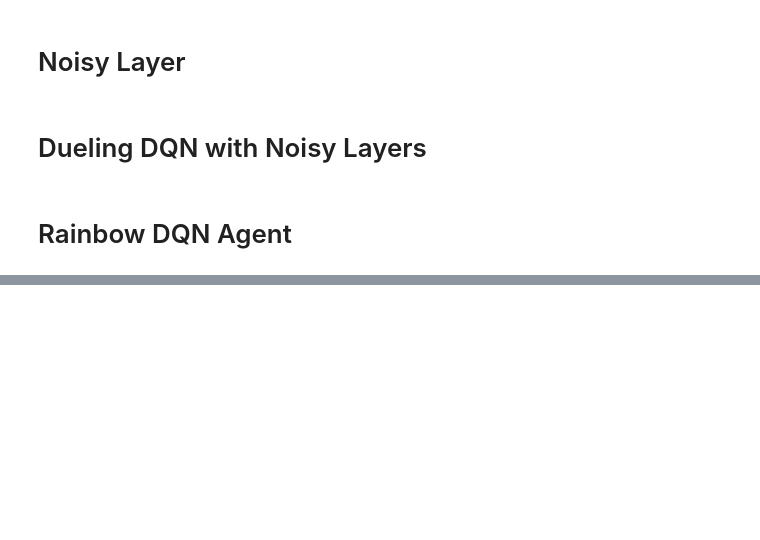
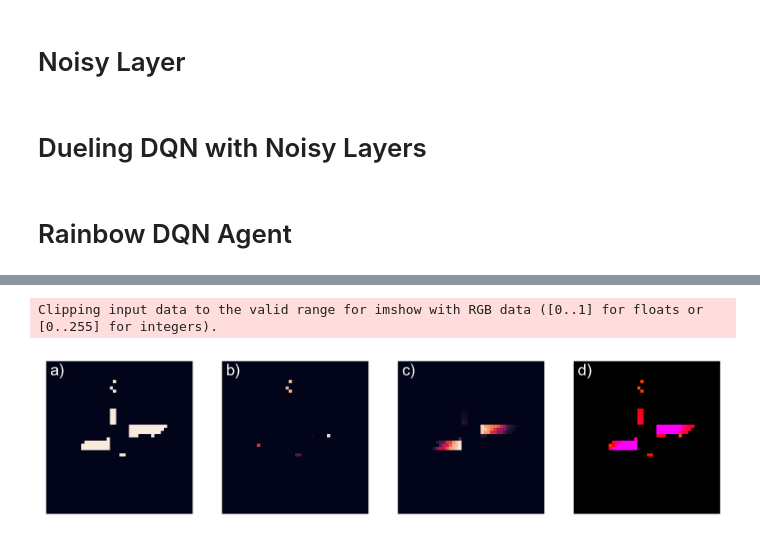
Before and after one commit to jazg97/TrafficSignalControl-RL, a Jupyter notebook: Code/RainbowDQN_TrafficSignalControl.ipynb, the cells around one changed output, grey strips where cells are left out. Saved outputs shown, nothing was run; the diff lists cells and outputs as text; code cells hidden in the pictures; blank space fills up the shorter version.

```diff
--- a/Code/RainbowDQN_TrafficSignalControl.ipynb
+++ b/Code/RainbowDQN_TrafficSignalControl.ipynb
@@ -540,6 +586,7 @@ class PrioritizedReplayBuffer(ReplayBuffer):
         self,
         obs_dim: list,
         size: int,
+        hidden_size: list,
         batch_size: int = 32,
         alpha: float = 0.6,
         n_step: int = 1,
@@ -547,10 +594,8 @@ class PrioritizedReplayBuffer(ReplayBuffer):
     ):
         """Initialization."""
         assert alpha >= 0
-
         super(PrioritizedReplayBuffer, self).__init__(
-            obs_dim, size, batch_size, n_step, gamma
-        )
+            obs_dim=obs_dim, size=size, hidden=hidden_size, batch_size=batch_size, n_step=n_step, gamma=gamma)
         self.max_priority, self.tree_ptr = 1.0, 0
         self.alpha = alpha
 
@@ -568,10 +613,12 @@ class PrioritizedReplayBuffer(ReplayBuffer):
         act: int,
         rew: float,
         next_obs: np.ndarray,
+        h_in: np.ndarray,
+        h_out: np.ndarray,
         done: bool,
-    ) -> Tuple[np.ndarray, np.ndarray, float, np.ndarray, bool]:
+    ) -> Tuple[np.ndarray, np.ndarray, float, np.ndarray, np.ndarray, np.ndarray, bool]:
         """Store experience and priority."""
-        transition = super().store(obs, act, rew, next_obs, done)
+        transition = super().store(obs, act, rew, next_obs, h_in, h_out, done)
 
         if transition:
             self.sum_tree[self.tree_ptr] = self.max_priority ** self.alpha
@@ -591,6 +638,8 @@ class PrioritizedReplayBuffer(ReplayBuffer):
         next_obs = self.next_obs_buf[indices]
         acts = self.acts_buf[indices]
         rews = self.rews_buf[indices]
+        h_ins= self.hin_buf[indices]
+        h_outs=self.hout_buf[indices]
         done = self.done_buf[indices]
         weights = np.array([self._calculate_weight(i, beta) for i in indices])
 
@@ -600,6 +649,8 @@ class PrioritizedReplayBuffer(ReplayBuffer):
             acts=acts,
             rews=rews,
             done=done,
+            h_ins = h_ins,
+            h_outs= h_outs,
             weights=weights,
             indices=indices,
         )
@@ -1092,0 +1187,10 @@ visualization.save_data_and_plot(data=simulation.training_losses, filename='trai
+# %%
+import seaborn as sns
+
+sns.set_style("white")
+
+samples = agent.memory.sample_batch(agent.beta)
+states = samples['obs']
+# %% [output]
+Clipping input data to the valid range for imshow with RGB data ([0..1] for floats or [0..255] for integers).
+[figure, added]
```
Also changed, not shown: parts of 15 cells of this notebook, 14 other files.
